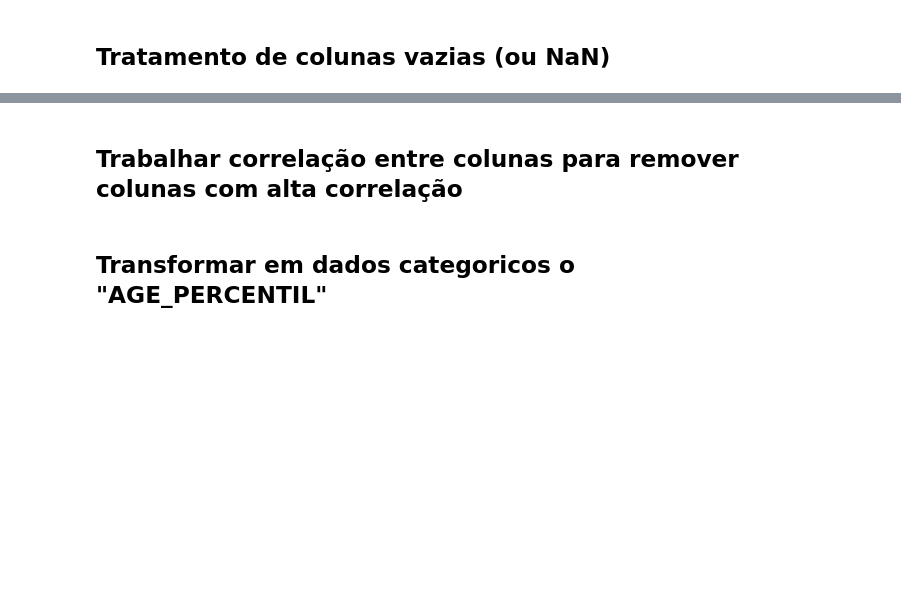
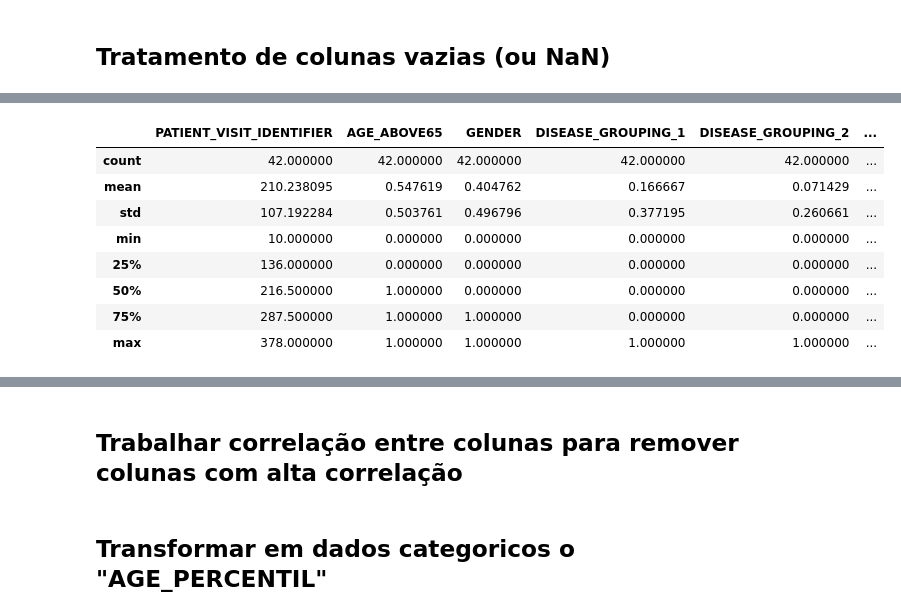
Before and after one commit to itsGab/ds_fcst_icu_covid_w_ml, a Jupyter notebook: notebooks/tratamento/papc_tratamento.ipynb, the cells around one changed output, grey strips where cells are left out. Cells and saved outputs as stored; diff of their text form; code cells hidden in the pictures; blank space fills up the shorter version.

```diff
--- a/notebooks/tratamento/papc_tratamento.ipynb
+++ b/notebooks/tratamento/papc_tratamento.ipynb
@@ -120,5 +131,11 @@ df = df_inicial
+# %%
+# mantendo apenas os pacientes que não estão na lista de entrada na primeira janela.
+df_tratamento = df_tratamento.query('PATIENT_VISIT_IDENTIFIER not in @lista_pacientes_uti_primeira_janela')
 # %%
+# definindo função para preparar primeira janela com a marcador da variável alvo.
 def preparando_janela(grupo):
     if any(grupo['ICU']):
         grupo.loc[grupo['WINDOW'] == '0-2', 'ICU'] = 1
     return grupo
+
+df_tratamento = df_tratamento.groupby('PATIENT_VISIT_IDENTIFIER').apply(preparando_janela)
@@ -127,2 +142,19 @@ df = df.groupby('PATIENT_VISIT_IDENTIFIER').apply(preparando_janela)
+# %%
+# preparo para o preenchimento
+
+# remover as janelas que sejam diferentes das primeira janela e estajam tiveram entrada na UTI
+index_linhas_remover = df_tratamento.query('WINDOW != "0-2" & ICU == 1').index.tolist()
+# %%
+df_tratamento = df_tratamento.drop(index=index_linhas_remover)
 # %%
-remover_linhas = df.query('WINDOW != "0-2" & ICU == 1').index.tolist()
+df_tratamento.query('WINDOW == "0-2"').dropna().describe()
+# %% [output]
+|  | PATIENT_VISIT_IDENTIFIER | AGE_ABOVE65 | GENDER | DISEASE_GROUPING_1 | DISEASE_GROUPING_2 | ... |
+| count | 42.000000 | 42.000000 | 42.000000 | 42.000000 | 42.000000 | ... |
+| mean | 210.238095 | 0.547619 | 0.404762 | 0.166667 | 0.071429 | ... |
+| std | 107.192284 | 0.503761 | 0.496796 | 0.377195 | 0.260661 | ... |
+| min | 10.000000 | 0.000000 | 0.000000 | 0.000000 | 0.000000 | ... |
+| 25% | 136.000000 | 0.000000 | 0.000000 | 0.000000 | 0.000000 | ... |
+| 50% | 216.500000 | 1.000000 | 0.000000 | 0.000000 | 0.000000 | ... |
+| 75% | 287.500000 | 1.000000 | 1.000000 | 0.000000 | 0.000000 | ... |
+| max | 378.000000 | 1.000000 | 1.000000 | 1.000000 | 1.000000 | ... |
```
Also changed, not shown: parts of 27 cells of this notebook.
